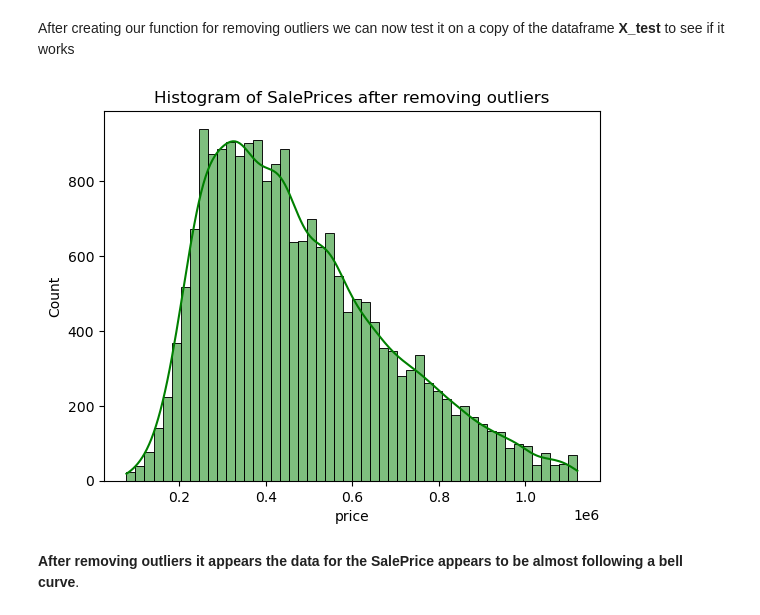
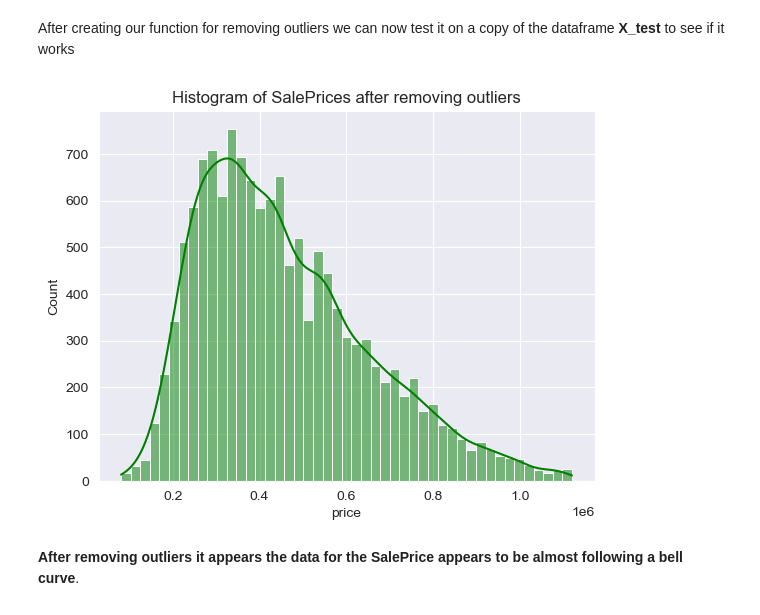
Before and after one commit to DennisWainaina/Megamax-Real-Estate-House-Project, a Jupyter notebook: index.ipynb, the cells around one changed output. Saved outputs shown, nothing was run; the diff lists cells and outputs as text; code cells hidden in the pictures.

Commit message:
Corrected a problem with the outliers function

```diff
--- a/index.ipynb
+++ b/index.ipynb
@@ -377,5 +377,10 @@ First we want to see how the dependent variable loooks before outliers are remov
 # %%
 # Histogram of price before removing outliers
+# setting a style for plots
+sns.set_palette("Spectral")
+sns.set_style("darkgrid")
+
+# Plotting
 sns.histplot(house_data['price'], kde=True, bins=20)
-plt.title('Histogram of SalePrices before Standardization');
+plt.title('Histogram of SalePrices before removing outliers');
 # %% [output]
@@ -450,11 +455,14 @@ def outliers(df):
 After creating our function for removing outliers we can now test it on a copy of the dataframe **X_test** to see if it works
 # %%
 new_df = outliers(X_test[numeric_variables])
+
+# Since all values which are not within the range will now be Nan values
+new_df.dropna(inplace=True)
 
 # Histogram of price after removing outliers.
 sns.histplot(new_df['price'], kde=True, color='green', bins='auto')
 plt.title('Histogram of SalePrices after removing outliers');
 # %% [output]
-[figure, old version]
+[figure, new version]
 # %% [markdown]
 **After removing outliers it appears the data for the SalePrice appears to be almost following a bell curve**.
```
Also changed, not shown: parts of 7 cells of this notebook.
